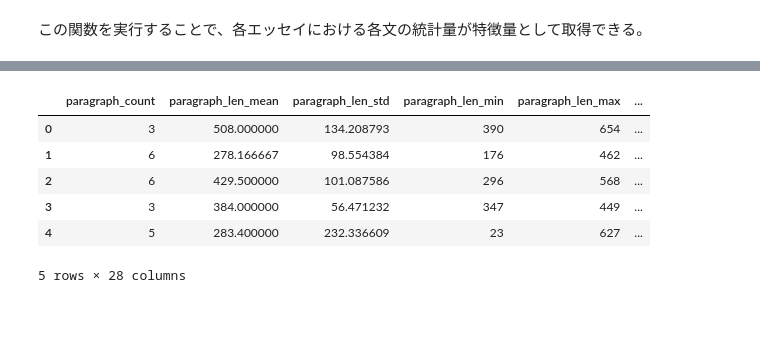
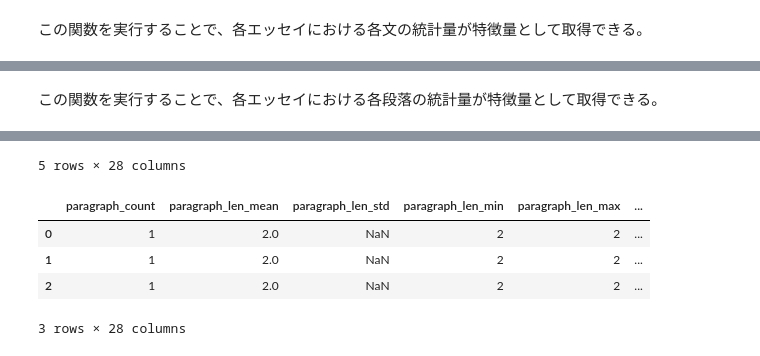
Before and after one commit to dgkmtu/kaggle-linking-writing-processes, a Jupyter notebook: code/nb11_writing_quality.ipynb, the cells around one changed output, grey strips where cells are left out. Drawn from its saved outputs; the diff is of its cells as text; code cells hidden in the pictures; blank space fills up the shorter version.

```diff
--- a/code/nb11_writing_quality.ipynb
+++ b/code/nb11_writing_quality.ipynb
@@ -299,7 +309,11 @@ def compute_paragraph_aggregations(df):
 # Paragraph features for train dataset
 train_paragraph_df = split_essays_into_paragraphs(train_essays)
 train_paragraph_agg_df = compute_paragraph_aggregations(train_paragraph_df)
+test_paragraph_df = split_essays_into_paragraphs(test_essays)
+test_paragraph_agg_df = compute_paragraph_aggregations(test_paragraph_df)
+# %% [markdown]
+この関数を実行することで、各エッセイにおける各段落の統計量が特徴量として取得できる。
 # %%
-display(train_paragraph_df.head())
 display(train_paragraph_agg_df.head())
+display(test_paragraph_agg_df.head())
 # %% [output]
@@ -312,7 +326,6 @@ display(train_paragraph_agg_df.head())
+5 rows × 28 columns
 |  | paragraph_count | paragraph_len_mean | paragraph_len_std | paragraph_len_min | paragraph_len_max | ... |
-| 0 | 3 | 508.000000 | 134.208793 | 390 | 654 | ... |
-| 1 | 6 | 278.166667 | 98.554384 | 176 | 462 | ... |
-| 2 | 6 | 429.500000 | 101.087586 | 296 | 568 | ... |
-| 3 | 3 | 384.000000 | 56.471232 | 347 | 449 | ... |
-| 4 | 5 | 283.400000 | 232.336609 | 23 | 627 | ... |
+| 0 | 1 | 2.0 | NaN | 2 | 2 | ... |
+| 1 | 1 | 2.0 | NaN | 2 | 2 | ... |
+| 2 | 1 | 2.0 | NaN | 2 | 2 | ... |
-5 rows × 28 columns
+3 rows × 28 columns
```
Also changed, not shown: parts of 12 cells of this notebook, 3 other files.
